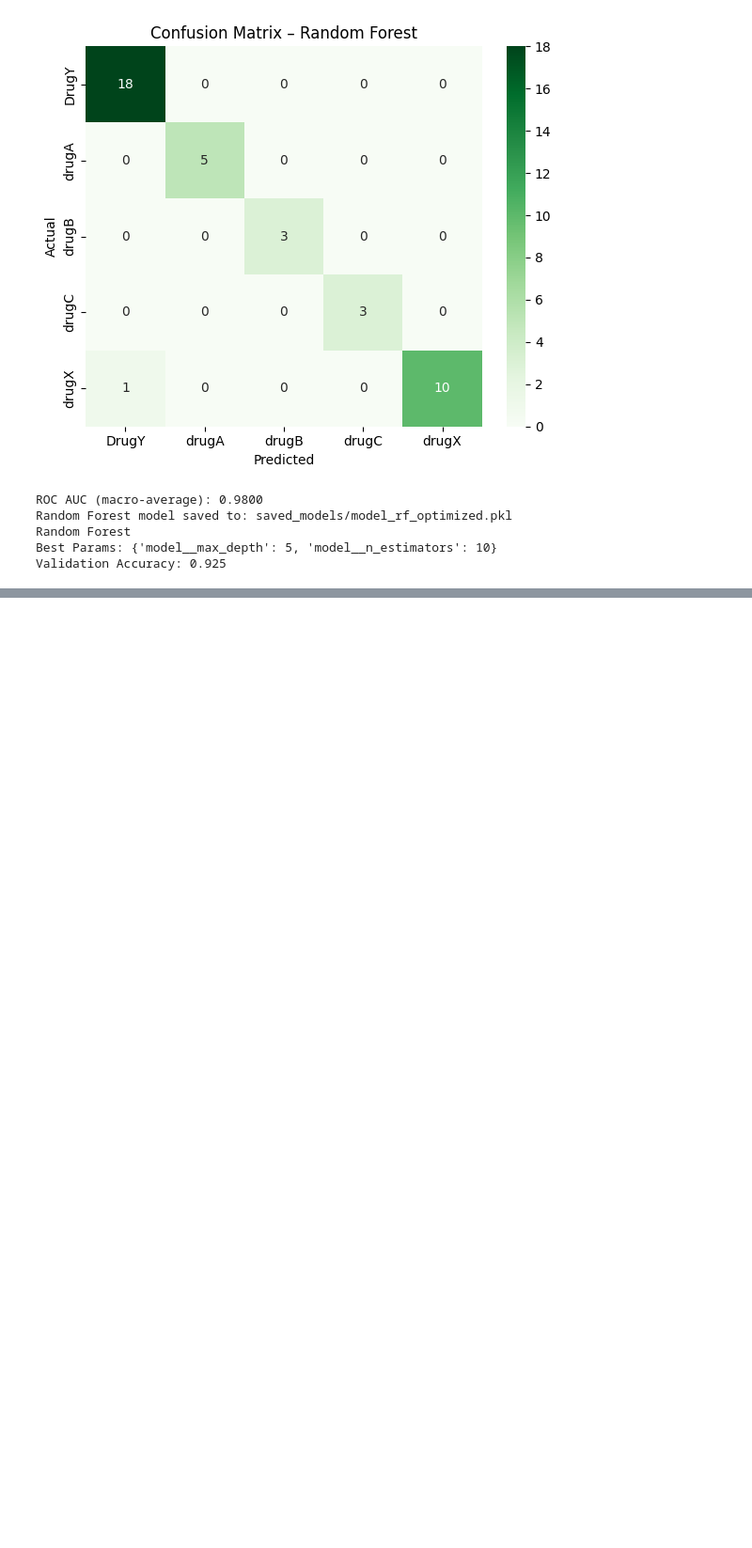
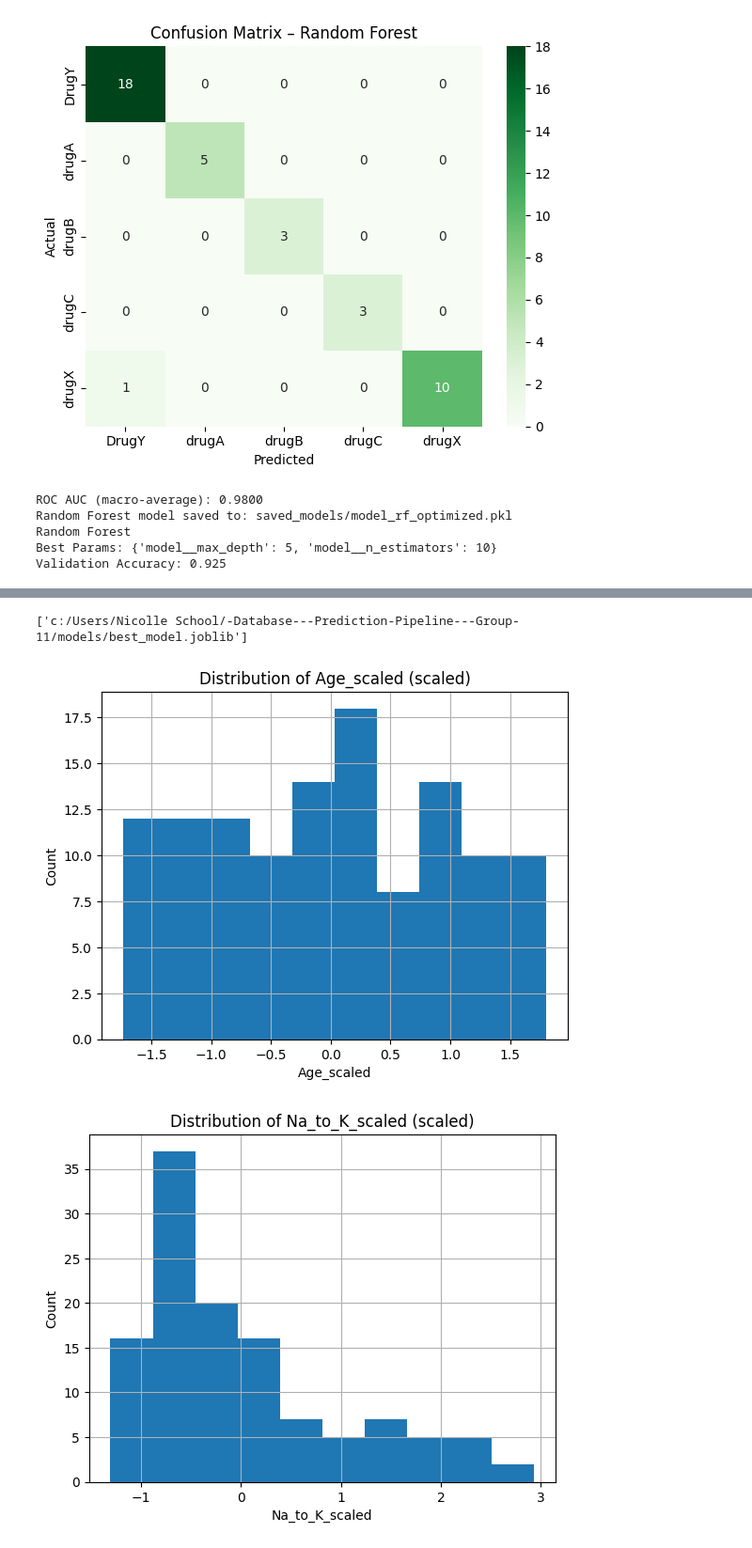
Before and after one commit to excelasaph/-Database---Prediction-Pipeline---Group-11, a Jupyter notebook: models/models_training.ipynb, the cells around one changed output, grey strips where cells are left out. Shown at 94% size. Drawn from its saved outputs; the diff is of its cells as text; code cells hidden in the pictures; blank space fills up the shorter version.

```diff
--- a/models/models_training.ipynb
+++ b/models/models_training.ipynb
@@ -485,0 +536,29 @@ Validation Accuracy: 0.8500000238418579
+# %%
+# Saving the best model
+dump(best_model_estimator, 'c:/Users/Nicolle School/-Database---Prediction-Pipeline---Group-11/models/best_model.joblib')
+# %% [output]
+['c:/Users/Nicolle School/-Database---Prediction-Pipeline---Group-11/models/best_model.joblib']
+# %%
+# Saving the metadata
+with open('c:/Users/Nicolle School/-Database---Prediction-Pipeline---Group-11/models/metadata.json', 'w') as f:
+    json.dump(results, f)
+# %%
+# Distribution after scaling (using fitted scaler)
+best_overall_model = grid_gb.best_estimator_  # e.g. your trained pipeline or grid search best estimator
+
+scaled_train = best_overall_model.named_steps['preprocess'].transformers_[0][1].named_steps['scaler'].transform(
+    best_overall_model.named_steps['preprocess'].transformers_[0][1].named_steps['imputer'].transform(
+        X_train[numerical_features]
+    )
+)
+scaled_df = pd.DataFrame(scaled_train, columns=[f"{col}_scaled" for col in numerical_features])
+for col in scaled_df.columns:
+    plt.figure()
+    scaled_df[col].hist()
+    plt.title(f"Distribution of {col} (scaled)")
+    plt.xlabel(col)
+    plt.ylabel("Count")
+    plt.show()
+# %% [output]
+[figure, added]
+[figure, added]
```
Also changed, not shown: parts of 3 cells of this notebook, 6 other files.
